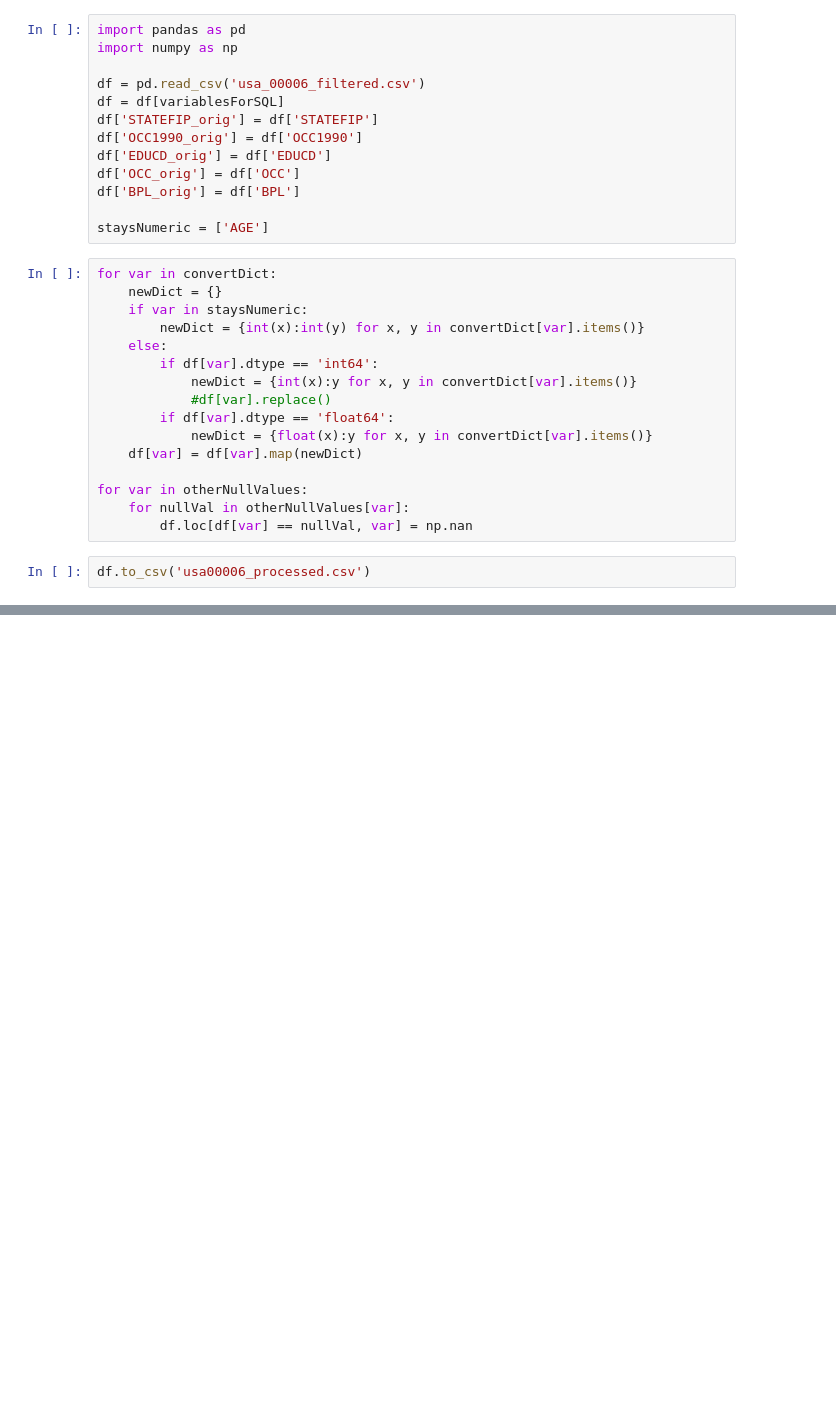
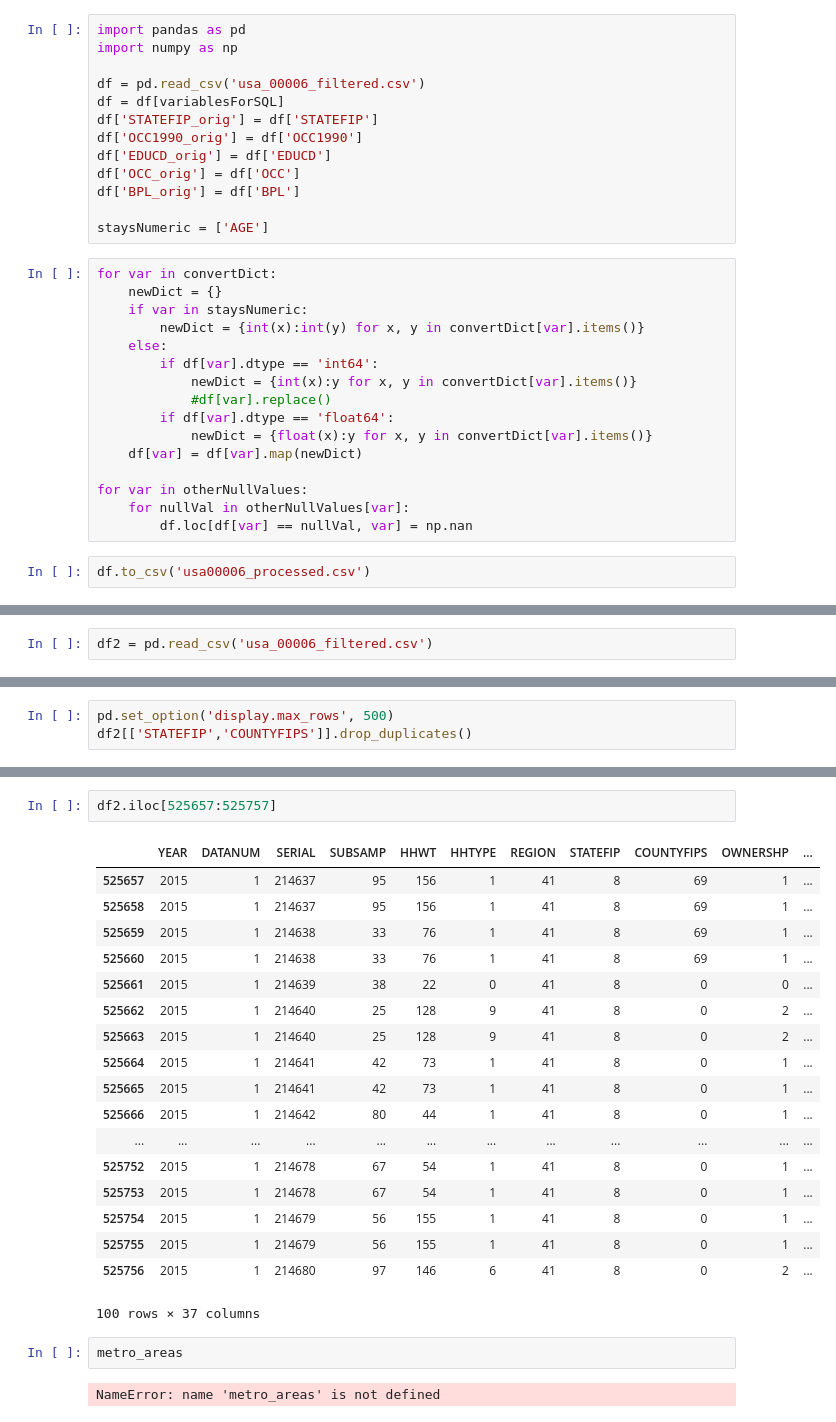
Before and after one commit to kutchko/SiliconSearch, a Jupyter notebook: code_IPUMS_variables.ipynb, the cells around one changed output, grey strips where cells are left out. Drawn from its saved outputs; the diff is of its cells as text; blank space fills up the shorter version.

```diff
--- a/code_IPUMS_variables.ipynb
+++ b/code_IPUMS_variables.ipynb
@@ -156,0 +163,2 @@ df.to_csv('usa00006_processed.csv')
+# %%
+df2 = pd.read_csv('usa_00006_filtered.csv')
@@ -156,0 +171,3 @@ df.to_csv('usa00006_processed.csv')
+# %%
+pd.set_option('display.max_rows', 500)
+df2[['STATEFIP','COUNTYFIPS']].drop_duplicates()
@@ -156,0 +192,25 @@ df.to_csv('usa00006_processed.csv')
+# %%
+df2.iloc[525657:525757]
+# %% [output]
+|  | YEAR | DATANUM | SERIAL | SUBSAMP | HHWT | HHTYPE | REGION | STATEFIP | COUNTYFIPS | OWNERSHP | ... |
+| 525657 | 2015 | 1 | 214637 | 95 | 156 | 1 | 41 | 8 | 69 | 1 | ... |
+| 525658 | 2015 | 1 | 214637 | 95 | 156 | 1 | 41 | 8 | 69 | 1 | ... |
+| 525659 | 2015 | 1 | 214638 | 33 | 76 | 1 | 41 | 8 | 69 | 1 | ... |
+| 525660 | 2015 | 1 | 214638 | 33 | 76 | 1 | 41 | 8 | 69 | 1 | ... |
+| 525661 | 2015 | 1 | 214639 | 38 | 22 | 0 | 41 | 8 | 0 | 0 | ... |
+| 525662 | 2015 | 1 | 214640 | 25 | 128 | 9 | 41 | 8 | 0 | 2 | ... |
+| 525663 | 2015 | 1 | 214640 | 25 | 128 | 9 | 41 | 8 | 0 | 2 | ... |
+| 525664 | 2015 | 1 | 214641 | 42 | 73 | 1 | 41 | 8 | 0 | 1 | ... |
+| 525665 | 2015 | 1 | 214641 | 42 | 73 | 1 | 41 | 8 | 0 | 1 | ... |
+| 525666 | 2015 | 1 | 214642 | 80 | 44 | 1 | 41 | 8 | 0 | 1 | ... |
+| ... | ... | ... | ... | ... | ... | ... | ... | ... | ... | ... | ... |
+| 525752 | 2015 | 1 | 214678 | 67 | 54 | 1 | 41 | 8 | 0 | 1 | ... |
+| 525753 | 2015 | 1 | 214678 | 67 | 54 | 1 | 41 | 8 | 0 | 1 | ... |
+| 525754 | 2015 | 1 | 214679 | 56 | 155 | 1 | 41 | 8 | 0 | 1 | ... |
+| 525755 | 2015 | 1 | 214679 | 56 | 155 | 1 | 41 | 8 | 0 | 1 | ... |
+| 525756 | 2015 | 1 | 214680 | 97 | 146 | 6 | 41 | 8 | 0 | 2 | ... |
+100 rows × 37 columns
+# %%
+metro_areas
+# %% [output]
+NameError: name 'metro_areas' is not defined
```
Also changed, not shown: parts of 3 cells of this notebook, 2 other files.
